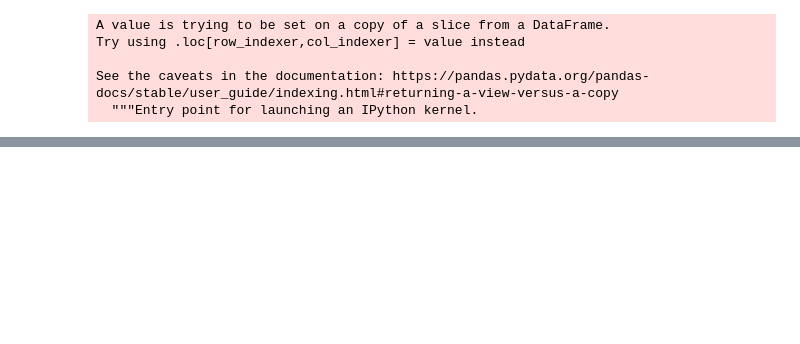
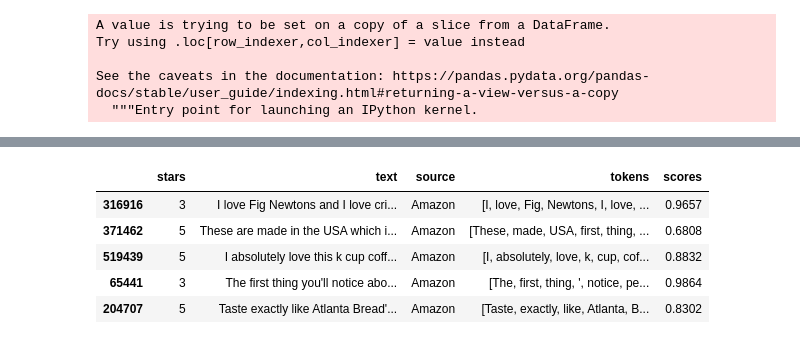
Before and after one commit to gregpollock/Customer-Reviews, a Jupyter notebook: Project.ipynb, the cells around one changed output, grey strips where cells are left out. Drawn from its saved outputs; the diff is of its cells as text; code cells hidden in the pictures; blank space fills up the shorter version.

```diff
--- a/Project.ipynb
+++ b/Project.ipynb
@@ -104,0 +146,11 @@ AttributeError: 'Series' object has no attribute 'neg'
+# %%
+train, test = train_test_split(df, test_size=.3, stratify=df.stars, random_state=314)
+# %%
+train.head()
+# %% [output]
+|  | stars | text | source | tokens | scores |
+| 316916 | 3 | I love Fig Newtons and I love cri... | Amazon | [I, love, Fig, Newtons, I, love, ... | 0.9657 |
+| 371462 | 5 | These are made in the USA which i... | Amazon | [These, made, USA, first, thing, ... | 0.6808 |
+| 519439 | 5 | I absolutely love this k cup coff... | Amazon | [I, absolutely, love, k, cup, cof... | 0.8832 |
+| 65441 | 3 | The first thing you'll notice abo... | Amazon | [The, first, thing, ', notice, pe... | 0.9864 |
+| 204707 | 5 | Taste exactly like Atlanta Bread'... | Amazon | [Taste, exactly, like, Atlanta, B... | 0.8302 |
```
Also changed, not shown: parts of 23 cells of this notebook.
